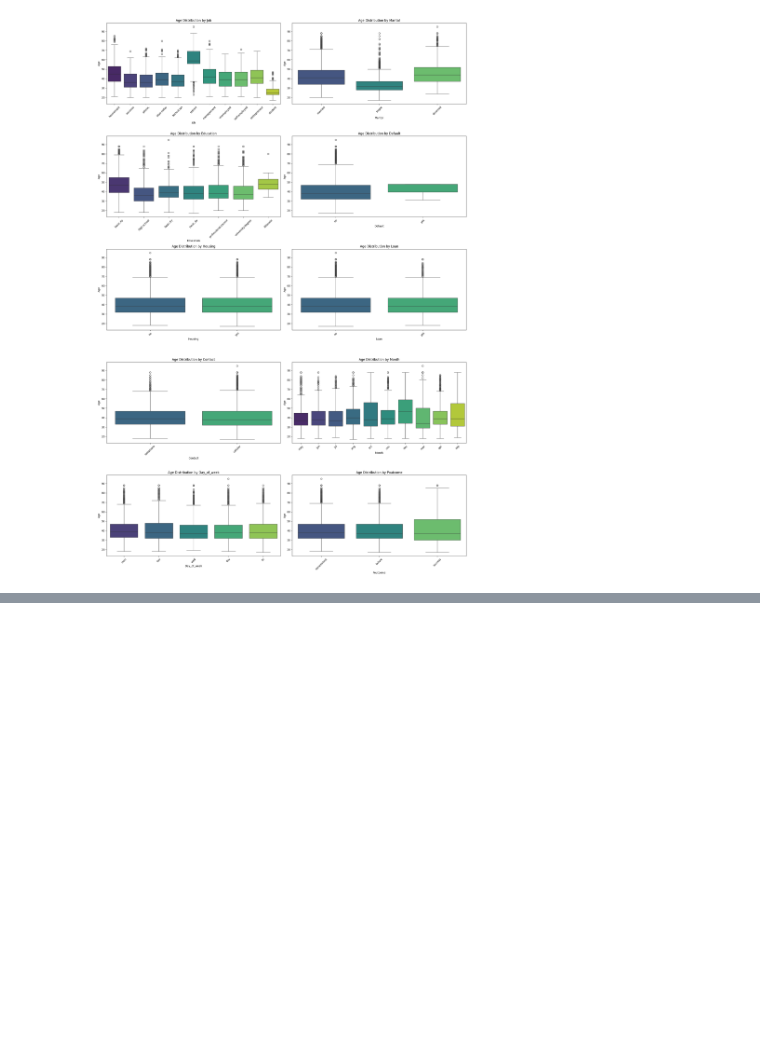
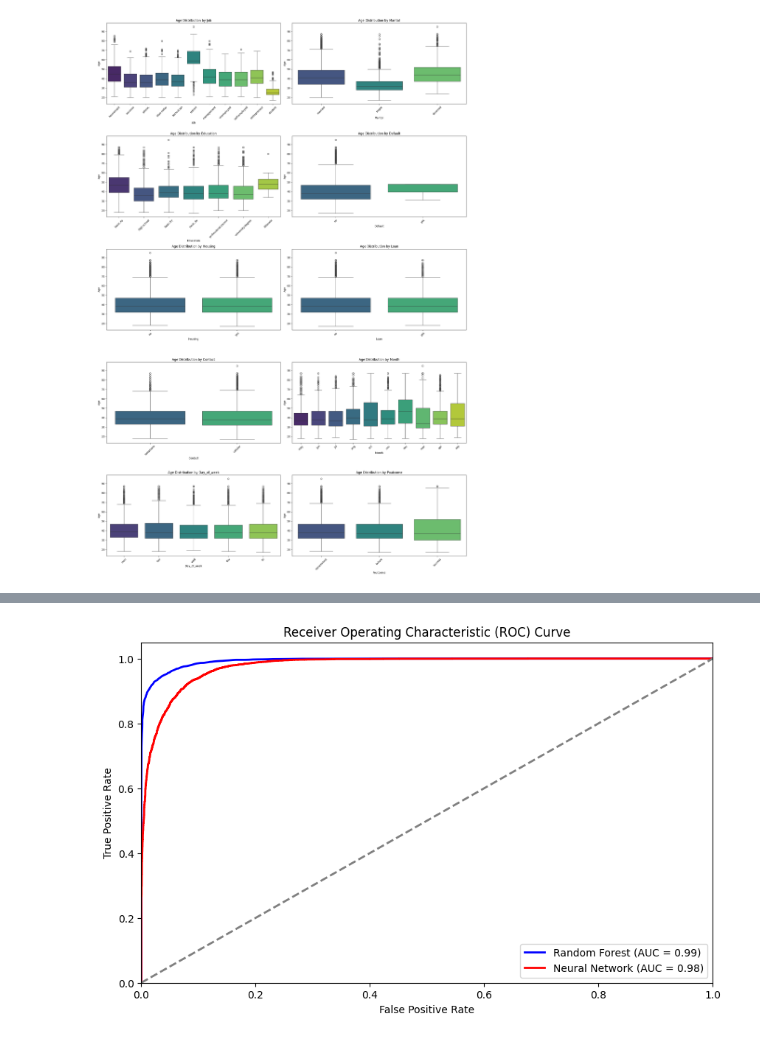
Before and after one commit to DCM2002/ML_CW_2410214, a Jupyter notebook: ML_CW_4.ipynb, the cells around one changed output, grey strips where cells are left out. Saved outputs shown, nothing was run; the diff lists cells and outputs as text; code cells hidden in the pictures; blank space fills up the shorter version.

```diff
--- a/ML_CW_4.ipynb
+++ b/ML_CW_4.ipynb
@@ -1042,34 +1063,24 @@ plt.show()
 # %%
-#ROC and conclusion
+# ROC Curve and AUC for Random Forest
+y_pred_prob_rf = rf_model.predict_proba(X_test)[:, 1]
+fpr_rf, tpr_rf, _ = roc_curve(y_test, y_pred_prob_rf)
+roc_auc_rf = auc(fpr_rf, tpr_rf)
 
-# ROC Curve for Random Forest
-RocCurveDisplay.from_estimator(rf_model, X_test, y_test)
-plt.title('ROC Curve - Random Forest')
-plt.show()
-
-# ROC Curve for Neural Network
-fpr_nn, tpr_nn, _ = roc_curve(np.argmax(y_test_nn, axis=1), y_pred_nn)
+# ROC Curve and AUC for Neural Network
+y_pred_prob_nn = nn_model.predict(X_test_scaled).ravel()
+fpr_nn, tpr_nn, _ = roc_curve(y_test, y_pred_prob_nn)
 roc_auc_nn = auc(fpr_nn, tpr_nn)
 
-# ROC Curve for Random Forest
-fpr_rf, tpr_rf, _ = roc_curve(y_test, y_pred_rf)
-roc_auc_rf = auc(fpr_rf, tpr_rf)
-
-# Combined ROC Curve
-plt.figure()
-plt.plot(fpr_nn, tpr_nn, color='darkorange', lw=2, label='Neural Network ROC curve (area = %0.2f)' % roc_auc_nn)
-plt.plot(fpr_rf, tpr_rf, color='blue', lw=2, label='Random Forest ROC curve (area = %0.2f)' % roc_auc_rf)
-plt.plot([0, 1], [0, 1], color='navy', lw=2, linestyle='--')
+# Plot ROC Curve
+plt.figure(figsize=(10, 6))
+plt.plot(fpr_rf, tpr_rf, color='blue', lw=2, label=f'Random Forest (AUC = {roc_auc_rf:.2f})')
+plt.plot(fpr_nn, tpr_nn, color='red', lw=2, label=f'Neural Network (AUC = {roc_auc_nn:.2f})')
+plt.plot([0, 1], [0, 1], color='grey', lw=2, linestyle='--')
 plt.xlim([0.0, 1.0])
 plt.ylim([0.0, 1.05])
 plt.xlabel('False Positive Rate')
 plt.ylabel('True Positive Rate')
-plt.title('ROC Curve - Random Forest vs Neural Network')
+plt.title('Receiver Operating Characteristic (ROC) Curve')
 plt.legend(loc="lower right")
 plt.show()
-
-# Prediction
-if roc_auc_nn > roc_auc_rf:
-    print("Neural Network performed better.")
-else:
-    print("Random Forest performed better.")
+# %% [output]
@@ -1075,0 +1088 @@ else:
+[figure, added]
```
Also changed, not shown: parts of 26 cells of this notebook.
